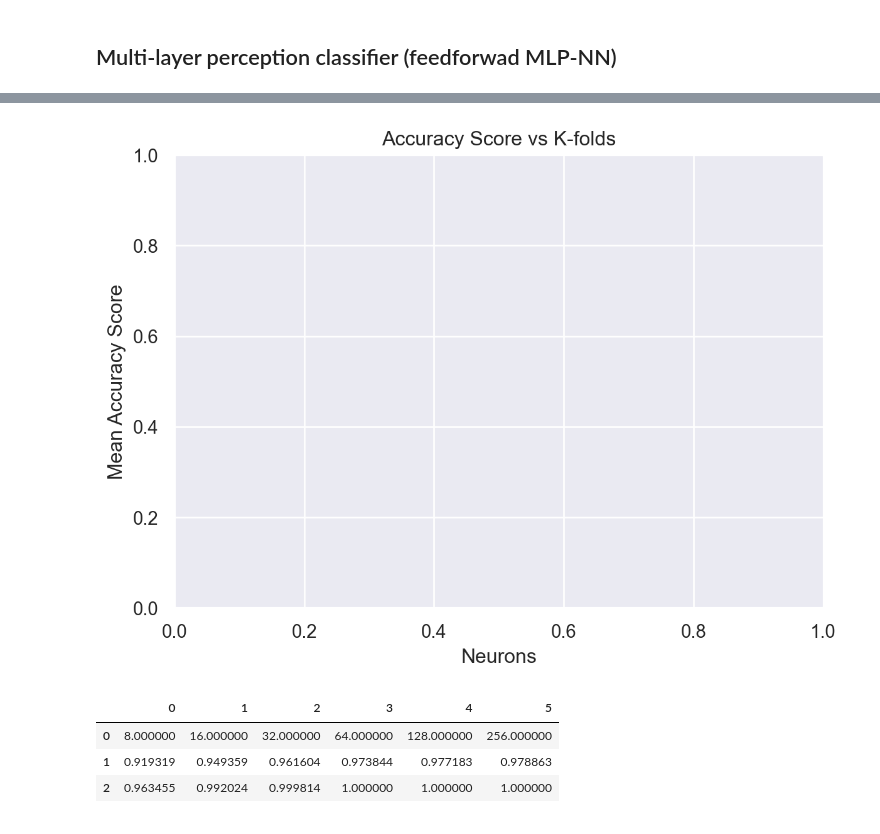
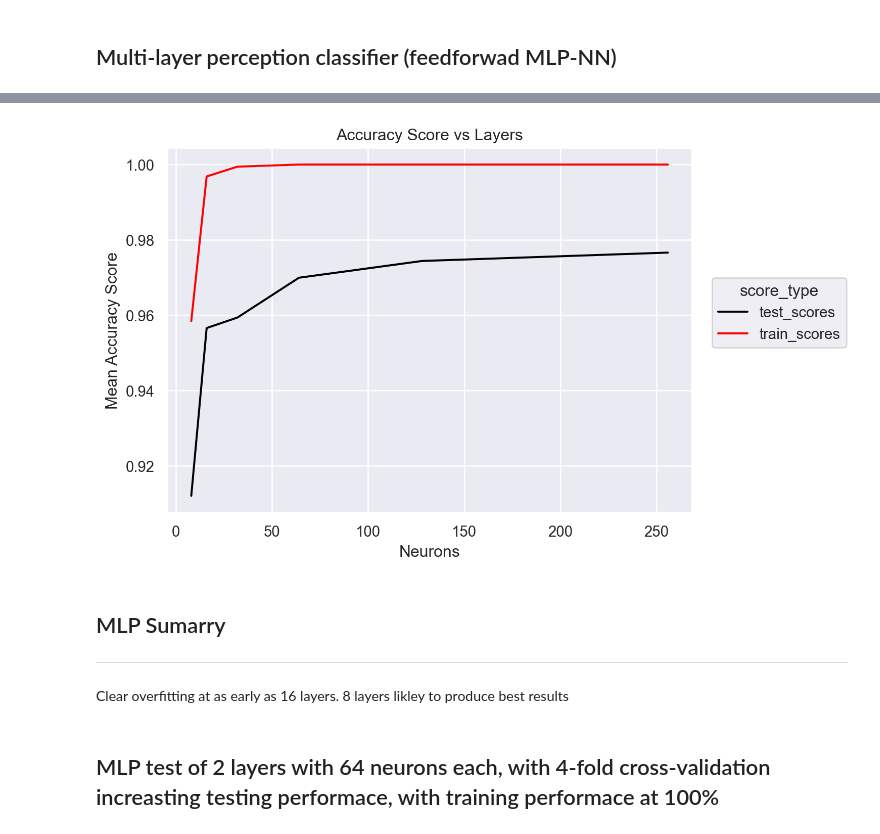
Before and after one commit to Mschaid/digit_classification, a Jupyter notebook: notebooks/digit_eda.ipynb, the cells around one changed output, grey strips where cells are left out. Saved outputs shown, nothing was run; the diff lists cells and outputs as text; code cells hidden in the pictures.

```diff
--- a/notebooks/digit_eda.ipynb
+++ b/notebooks/digit_eda.ipynb
@@ -78,5 +90,15 @@ def xval_knn(data = digits.frame, features = digits.feature_names,
 
 k_vals = range(2,100,10)
 acc_scores = [xval_knn(k_fold = k) for k in k_vals]
+# %%
+
+def results_df(scores, col, col_name):
+    test_scores = [scores[i][0] for i in range(len(scores))]
+    train_scores = [scores[i][1] for i in range(len(scores))]
+    results = pd.DataFrame(data =[col, test_scores, train_scores], index = [col_name, 'test_scores', 'train_scores']).T
+    return pd.melt(results, id_vars = col_name, var_name ='score_type', value_name='score')
+
+
+kn_results = results_df(scores = acc_scores, col = k_vals, col_name = 'k_vals')
 # %%
 (
@@ -132,16 +147,18 @@ KeyError: "The following 'id_vars' are not present in the DataFrame: [8, 16, 32,
+# %%
+
+mlp_layer1_results = results_df(scores = mlp_acc, col = neurons, col_name = 'neurons')
 # %%
 (
-    so.Plot(y = test_scores)
-    # .add(so.Line(linewidth = 2, color = 'lightblue'))
-    # .add(so.Line(y=linewidth = 2, color = 'black)
-    .label(x = 'Neurons', y = 'Mean Accuracy Score', title = 'Accuracy Score vs K-folds')
+    so.Plot(data = mlp_layer1_results, x= 'neurons', y = 'score', color = 'score_type')
+    .add(so.Line(linewidth = 1.5))
+    .scale(color = ['black', 'red'])
+    .label(x = 'Neurons', y = 'Mean Accuracy Score', title = 'Accuracy Score vs Layers')
 )
 # %% [output]
-[figure, old version]
+[figure, new version]
-# %%
-results
-# %% [output]
-|  | 0 | 1 | 2 | 3 | 4 | 5 |
-| 0 | 8.000000 | 16.000000 | 32.000000 | 64.000000 | 128.000000 | 256.000000 |
-| 1 | 0.919319 | 0.949359 | 0.961604 | 0.973844 | 0.977183 | 0.978863 |
-| 2 | 0.963455 | 0.992024 | 0.999814 | 1.000000 | 1.000000 | 1.000000 |
+# %% [markdown]
+## MLP Sumarry
+---
+Clear overfitting at as early as 16 layers. 8 layers likley to produce best results
+# %% [markdown]
+## MLP test of 2 layers with 64 neurons each, with 4-fold cross-validation increasting testing performace, with training performace at 100%
```
Also changed, not shown: parts of 9 cells of this notebook.
